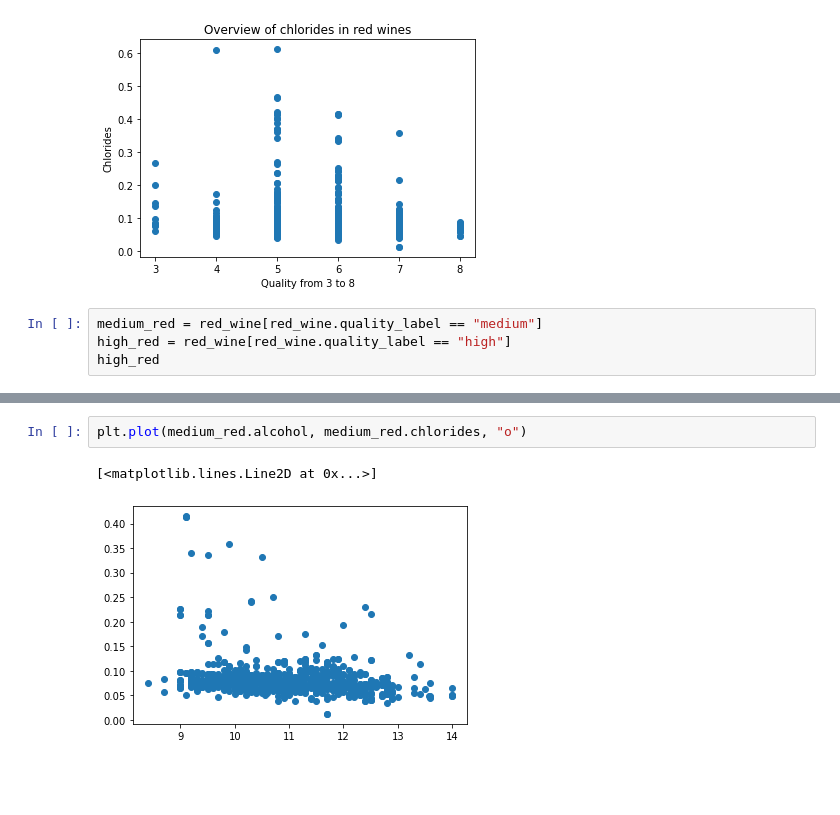
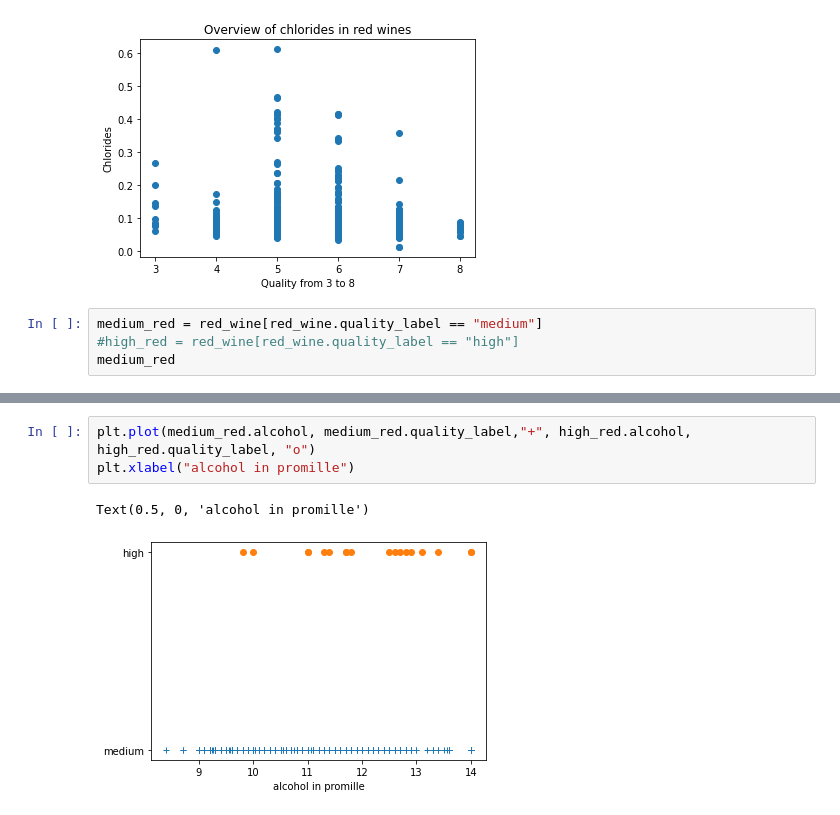
Before and after one commit to movifu1982/homework, a Jupyter notebook: homework.ipynb, the cells around one changed output, grey strips where cells are left out. Saved outputs shown, nothing was run; the diff lists cells and outputs as text; blank space fills up the shorter version.

```diff
--- a/homework.ipynb
+++ b/homework.ipynb
@@ -172,7 +250,7 @@ plt.show()
 [figure]
 # %%
 medium_red = red_wine[red_wine.quality_label == "medium"]
-high_red = red_wine[red_wine.quality_label == "high"]
-high_red
+#high_red = red_wine[red_wine.quality_label == "high"]
+medium_red
 # %% [output]
 |  | fixed acidity | volatile acidity | citric acid | residual sugar | chlorides | free sulfur dioxide | ... |
@@ -195,5 +276,6 @@ high_red
 # %%
-plt.plot(medium_red.alcohol, medium_red.chlorides, "o")
+plt.plot(medium_red.alcohol, medium_red.quality_label,"+", high_red.alcohol, high_red.quality_label, "o")
+plt.xlabel("alcohol in promille")
 # %% [output]
-[<matplotlib.lines.Line2D at 0x...>]
+Text(0.5, 0, 'alcohol in promille')
-[figure, old version]
+[figure, new version]
```
Also changed, not shown: parts of 27 cells of this notebook.
